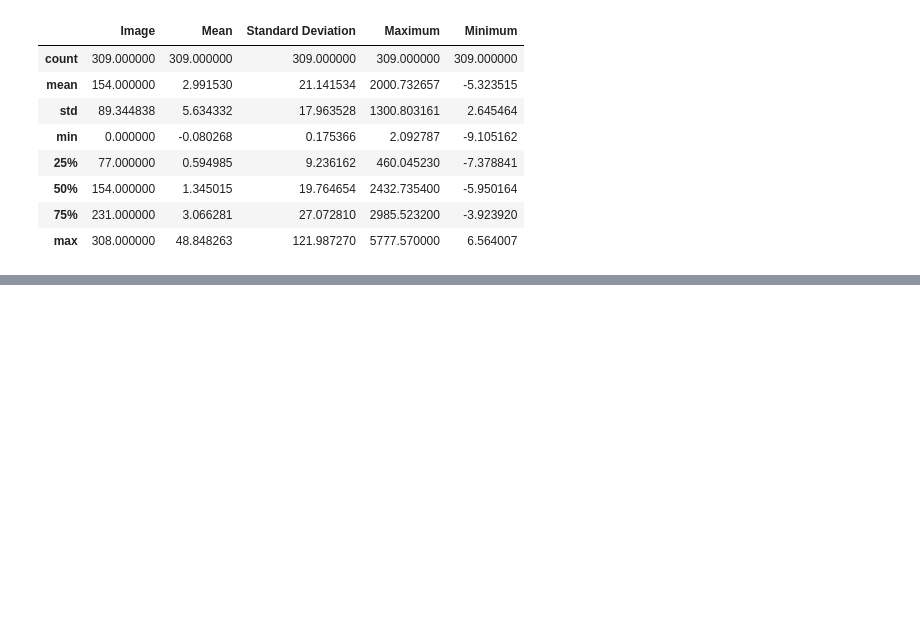
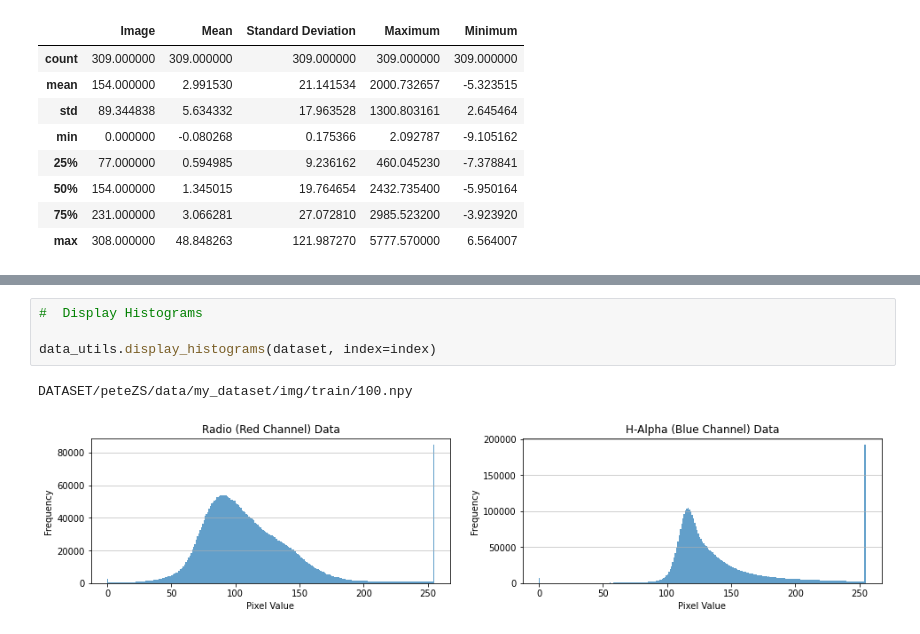
Before and after one commit to joedeboom/astropy, a Jupyter notebook: CreateDataset.ipynb, the cells around one changed output, grey strips where cells are left out. Cells and saved outputs as stored; diff of their text form; blank space fills up the shorter version.

```diff
--- a/CreateDataset.ipynb
+++ b/CreateDataset.ipynb
@@ -86,0 +106,7 @@ ha_data.describe()
+# %%
+#  Display Histograms
+
+data_utils.display_histograms(dataset, index=index)
+# %% [output]
+DATASET/peteZS/data/my_dataset/img/train/100.npy
+[figure, added]
```
Also changed, not shown: parts of 10 cells of this notebook, 1 other file.
